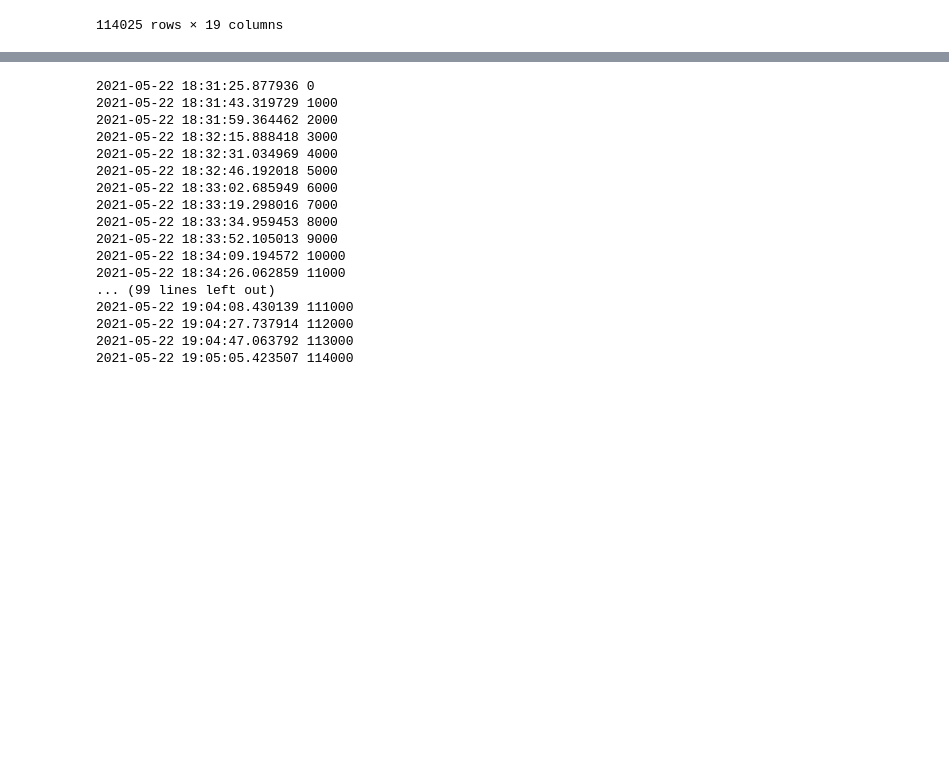
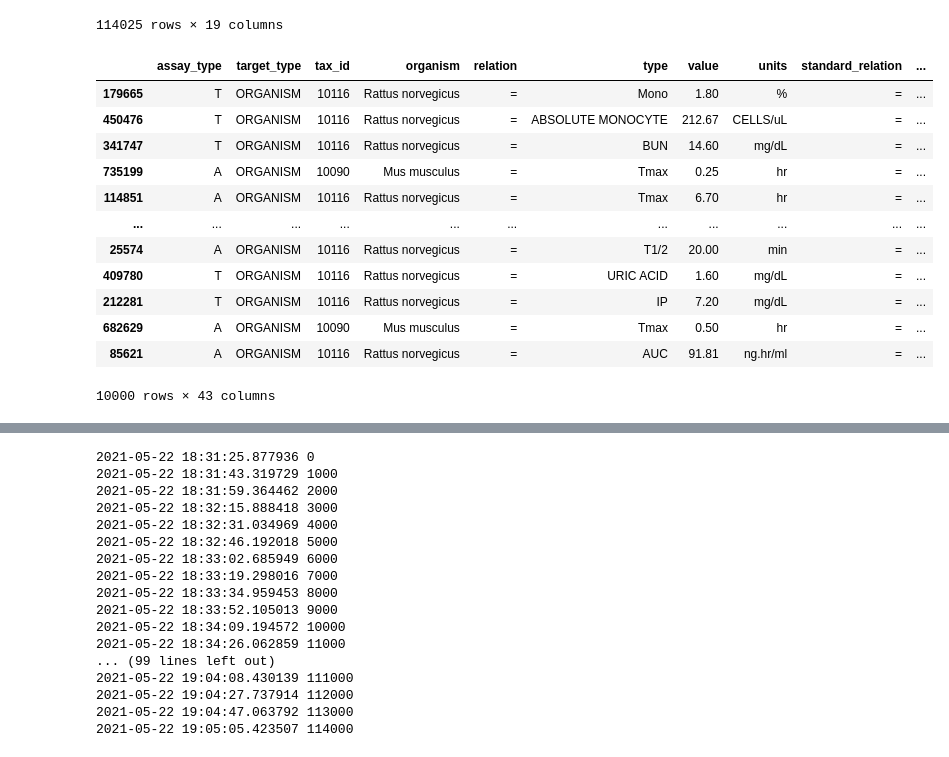
Before and after one commit to Cargill-Capstone2021/ADME-modeling-for-Cargill, a Jupyter notebook: working/data_preparation.ipynb, the cells around one changed output, grey strips where cells are left out. Cells and saved outputs as stored; diff of their text form; code cells hidden in the pictures; blank space fills up the shorter version.

Commit message:
add unit tests

```diff
--- a/working/data_preparation.ipynb
+++ b/working/data_preparation.ipynb
@@ -4,5 +6,5 @@ import numpy as np
 # %%
-df = pd.read_csv('cattle.csv',sep=';')
+df = pd.read_csv('cattleplusrat.csv',sep=';')
 # %%
 df
 # %% [output]
@@ -348,3 +181,20 @@ def pre_clean_data(df):
     df = df.reset_index(drop=True)
 
     return df
+# %%
+input_df_1 = df.sample(n=10000, random_state=42)
+input_df_1
+# %% [output]
+|  | assay_type | target_type | tax_id | organism | relation | type | value | units | standard_relation | ... |
+| 179665 | T | ORGANISM | 10116 | Rattus norvegicus | = | Mono | 1.80 | % | = | ... |
+| 450476 | T | ORGANISM | 10116 | Rattus norvegicus | = | ABSOLUTE MONOCYTE | 212.67 | CELLS/uL | = | ... |
+| 341747 | T | ORGANISM | 10116 | Rattus norvegicus | = | BUN | 14.60 | mg/dL | = | ... |
+| 735199 | A | ORGANISM | 10090 | Mus musculus | = | Tmax | 0.25 | hr | = | ... |
+| 114851 | A | ORGANISM | 10116 | Rattus norvegicus | = | Tmax | 6.70 | hr | = | ... |
+| ... | ... | ... | ... | ... | ... | ... | ... | ... | ... | ... |
+| 25574 | A | ORGANISM | 10116 | Rattus norvegicus | = | T1/2 | 20.00 | min | = | ... |
+| 409780 | T | ORGANISM | 10116 | Rattus norvegicus | = | URIC ACID | 1.60 | mg/dL | = | ... |
+| 212281 | T | ORGANISM | 10116 | Rattus norvegicus | = | IP | 7.20 | mg/dL | = | ... |
+| 682629 | A | ORGANISM | 10090 | Mus musculus | = | Tmax | 0.50 | hr | = | ... |
+| 85621 | A | ORGANISM | 10116 | Rattus norvegicus | = | AUC | 91.81 | ng.hr/ml | = | ... |
+10000 rows × 43 columns
```
Also changed, not shown: parts of 38 cells of this notebook.
